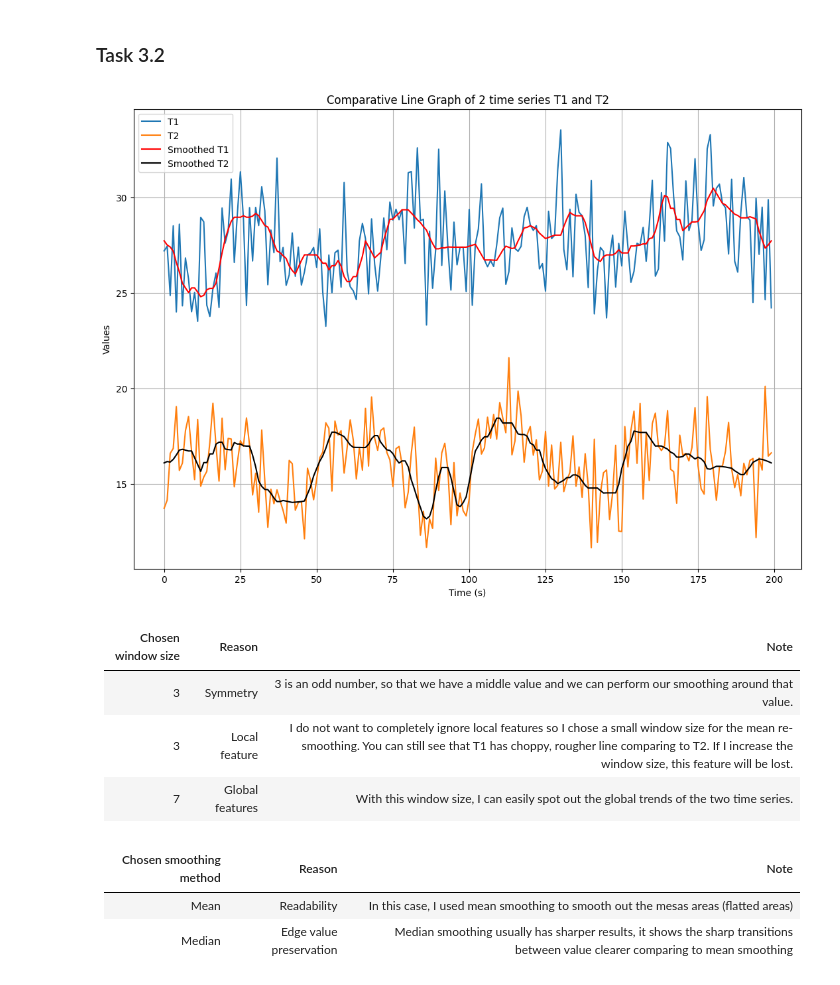
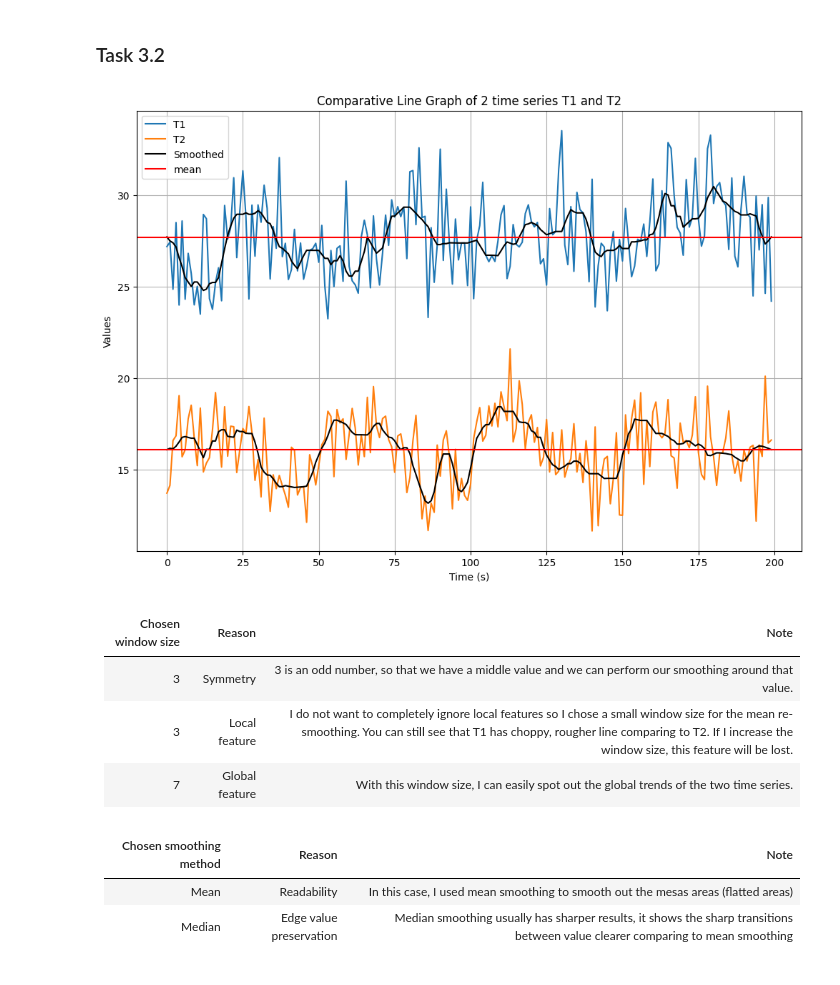
Before and after one commit to mpn1008/RM_assignments, a Jupyter notebook: RM_A03_Group_B/RM_A03_Group.ipynb, the cells around one changed output. Drawn from its saved outputs; the diff is of its cells as text; code cells hidden in the pictures.

```diff
--- a/RM_A03_Group_B/RM_A03_Group.ipynb
+++ b/RM_A03_Group_B/RM_A03_Group.ipynb
@@ -115,10 +117,8 @@ from scipy.stats import pearsonr
 ### TASK 3.1
 # %%
 # Load data from file
-plt.rcParams['figure.figsize'] = [13,9]
+plt.rcParams['figure.figsize'] = [12,8]
 df = pd.read_csv("data/A03_data.csv", header = 1)
 df.columns = ['Time', 'T1', 'T2']
-print("\nNumber of columns in the DataFrame:", len(df.columns))
-
 df
 # %% [output]
@@ -139,12 +138,15 @@ Number of columns in the DataFrame: 3
 # %%
 
 # plt.figure(figsize=(12, 8))
+mean_T1 =  df['T1'].mean()
+mean_T2 =  df['T2'].mean()
 plt.title('Comparative Line Graph of 2 time series T1 and T2')
 plt.xlabel('Time (s)')
 plt.ylabel('Values')
 plt.plot(df['T1'], label='Series T1')
 plt.plot(df['T2'], label='Series T2')
-
+plt.axhline(y=mean_T1, label='mean', c='red')
+plt.axhline(y=mean_T2, c='red')
 plt.legend()
 plt.grid()
 plt.show()
@@ -161,39 +163,41 @@ plt.show()
 # %%
 def mean_smoothing(data, window_size):
     res = data.rolling(window=window_size, center=True).mean()
     return res.replace(np.nan, data.mean()) #Replacing Nan with the total's mean value
 
 def median_smoothing(data, window_size):
     res = data.rolling(window=window_size, center=True).median()
     return res.replace(np.nan, data.median()) #Replacing Nan with the total's median value
 
 df['T1_resmooth'] =  mean_smoothing(median_smoothing(df['T1'], 7), 3)
 df['T2_resmooth'] =  mean_smoothing(median_smoothing(df['T2'], 7), 3)
 
 
 # plt.figure(figsize=(12, 9))
 indices = list(range(len(df['T1'])))
 plt.plot(df['T1'], label='T1')
 plt.plot(df['T2'], label='T2')
 
-plt.plot(indices, df['T1_resmooth'], label='Smoothed T1', color='red')
-plt.plot(indices, df['T2_resmooth'], label='Smoothed T2', color='black')
+plt.plot(indices, df['T1_resmooth'], color='black')
+plt.plot(indices, df['T2_resmooth'], label='Smoothed', color='black')
 
 
 plt.title('Comparative Line Graph of 2 time series T1 and T2')
+plt.axhline(y=mean_T1, label='mean', c='red')
+plt.axhline(y=mean_T2, c='red')
 plt.xlabel('Time (s)')
 plt.ylabel('Values')
 plt.legend()
 plt.grid()
 plt.show()
 # %% [output]
-[figure, old version]
+[figure, new version]
 # %% [markdown]
 | Chosen window size | Reason               | Note |
 |--------------------|----------------------|-------|
 | 3      | Symmetry | 3 is an odd number, so that we have a middle value and we can perform our smoothing around that value.|
 | 3      | Local feature | I do not want to completely ignore local features so I chose a small window size for the mean re-smoothing. You can still see that T1 has choppy, rougher line comparing to T2. If I increase the window size, this feature will be lost.|
-| 7      | Global features | With this window size, I can easily spot out the global trends of the two time series.|
+| 7      | Global feature | With this window size, I can easily spot out the global trends of the two time series.|
 # %% [markdown]
 | Chosen smoothing method | Reason               | Note |
 |--------------------|----------------------|-------|
```
Also changed, not shown: parts of 13 cells of this notebook.
